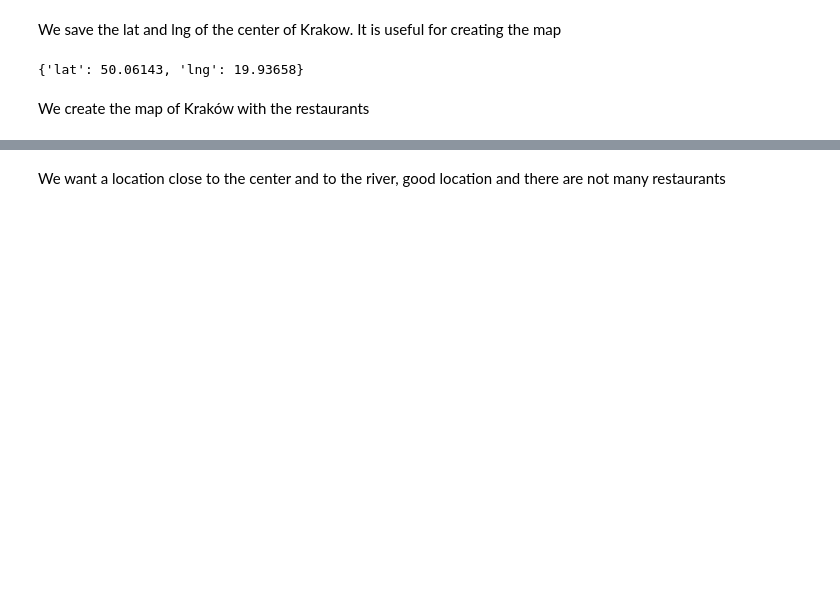
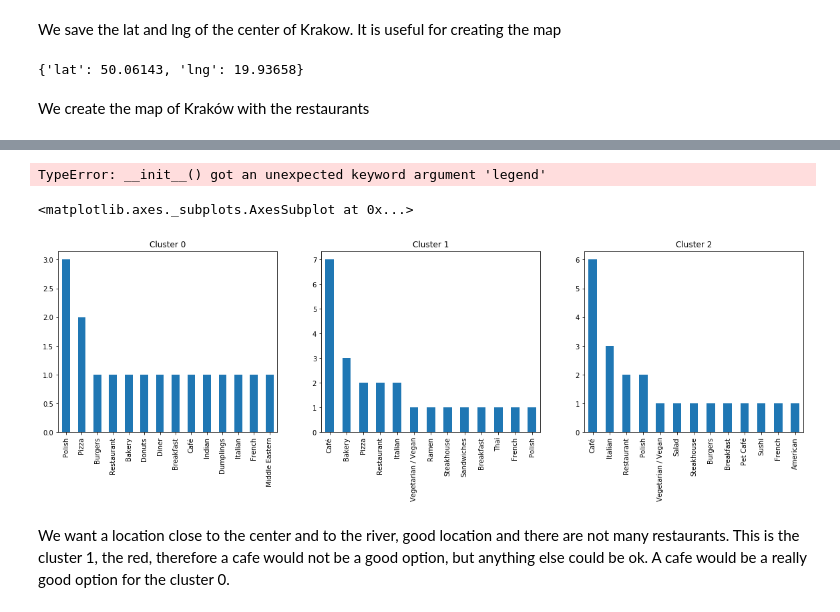
Before and after one commit to Miguel2816/Coursera, a Jupyter notebook: Battle-Neighborhoods-Part2/Capstone Project - Restaurants in Kraków.ipynb, the cells around one changed output, grey strips where cells are left out. Cells and saved outputs as stored; diff of their text form; code cells hidden in the pictures; blank space fills up the shorter version.

```diff
--- a/Battle-Neighborhoods-Part2/Capstone Project - Restaurants in Kraków.ipynb
+++ b/Battle-Neighborhoods-Part2/Capstone Project - Restaurants in Kraków.ipynb
@@ -181,5 +187,60 @@ map_krakow
+# %%
+map_krakow = folium.Map(location=[krakow_center["lat"], krakow_center["lng"]], zoom_start=14)
+
+def add_markers(df):
+    for (j, row) in df.iterrows():
+        label = folium.Popup(row["name"], parse_html=True)
+        if row['cluster']==0:
+            folium.CircleMarker(
+                [row["lat"], row["lng"]],
+                radius=5,
+                popup=label,
+                color='blue',
+                fill=True,
+                fill_color='blue',
+                fill_opacity=0.7,
+                parse_html=False).add_to(map_krakow)
+        elif row['cluster']==1:
+            folium.CircleMarker(
+                [row["lat"], row["lng"]],
+                radius=5,
+                popup=label,
+                color='red',
+                fill=True,
+                fill_color='red',
+                fill_opacity=0.7,
+                parse_html=False).add_to(map_krakow)
+        else:
+            folium.CircleMarker(
+                [row["lat"], row["lng"]],
+                radius=5,
+                popup=label,
+                color='green',
+                fill=True,
+                fill_color='green',
+                fill_opacity=0.7,
+                parse_html=False).add_to(map_krakow)
+
+add_markers(df)
+
+map_krakow
+# %% [output]
+TypeError: __init__() got an unexpected keyword argument 'legend'
+# %%
+fig, axs = plt.subplots(1,3)
+
+df_0 = df[df['cluster']==0]
+df_1 = df[df['cluster']==1]
+df_2 = df[df['cluster']==2]
+
+df_0['food'].value_counts().plot(kind='bar', figsize=(20,5), title='Cluster 0', ax = axs[0])
+df_1['food'].value_counts().plot(kind='bar', figsize=(20,5), title='Cluster 1', ax = axs[1])
+df_2['food'].value_counts().plot(kind='bar', figsize=(20,5), title='Cluster 2', ax = axs[2])
+# %% [output]
+<matplotlib.axes._subplots.AxesSubplot at 0x...>
+[figure, added]
 # %% [markdown]
-We want a location close to the center and to the river, good location and there are not many restaurants
+We want a location close to the center and to the river, good location and there are not many restaurants. This is the cluster 1, the red, therefore a cafe would not be a good option, but anything else could be ok. A cafe would be a really good option for the cluster 0.
 # %%
 # center: {'lat': 50.06143, 'lng': 19.93658}
 lat = 50.05524
```
Also changed, not shown: parts of 9 cells of this notebook, 5 other files.
